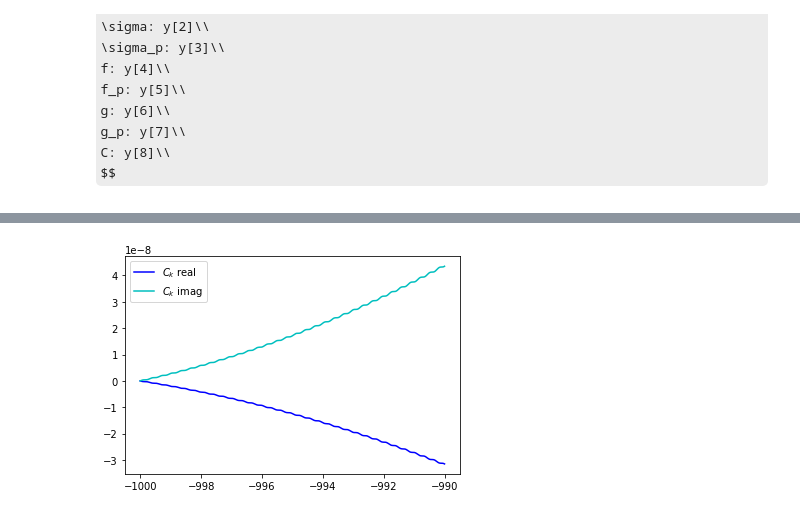
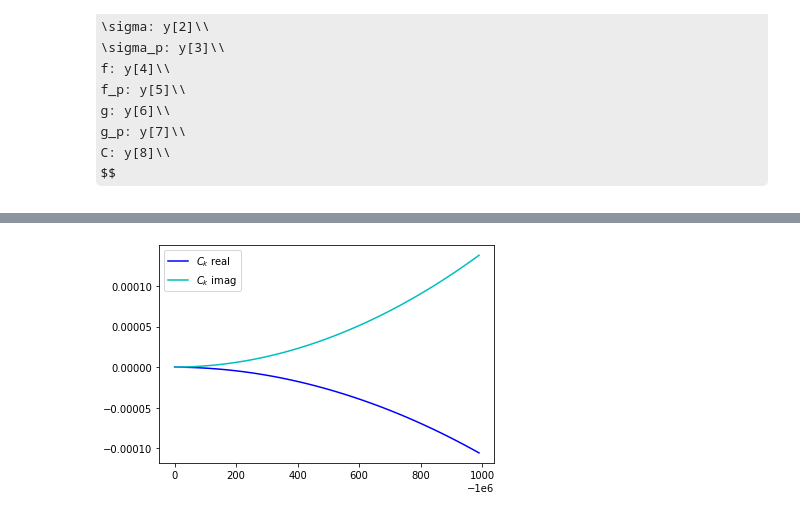
Before and after one commit to nbolis/Reheat_Entanglement, a Jupyter notebook: RehEntang_ODE.ipynb, the cells around one changed output, grey strips where cells are left out. Cells and saved outputs as stored; diff of their text form; code cells hidden in the pictures; some formulas as TeX source.

Commit message:
k-solver added

```diff
--- a/RehEntang_ODE.ipynb
+++ b/RehEntang_ODE.ipynb
@@ -294,0 +317,3 @@ $$
+# %%
+tau0 = -1/k_min
+tau0
@@ -295,6 +324,6 @@ $$
 # %%
 def simp_ODE(t,y):
-    dydt = [y[1], 2* (y[1]/t) - V_hill_Dp(y[0], y[2])/(t*H)**2, y[3], 2* (y[3]/t) - V_Ds(y[0], y[2])/(t*H)**2, y[5],
-            -(k**2 + (V_hill_Dpp(y[0], y[2])/(t*H)**2) - (2/t**2))*y[4]+ (y[8]**2)/(y[4]*y[6]**2), y[7],
-            -(k**2 + (V_Dss(y[0], y[2])/(t*H)**2) - (2/t**2))*y[6]+ (y[8]**2)/(y[6]*y[4]**2), 1j*V_Dsp(y[0], y[2])*y[4]*y[6]/(H*t)**2 ]
+    dydt = [y[1], 2* (y[1]/t) - V_hill_Dp(y[0], y[2],Lamm,g)/(t)**2, y[3], 2* (y[3]/t) - V_Ds(y[0], y[2], m, g)/(t)**2, y[5],
+            -(k**2 + (V_hill_Dpp(y[0], y[2], Lamm, g)/(t)**2) - (2/t**2))*y[4]+ (y[8]**2)/(y[4]*y[6]**2), y[7],
+            -(k**2 + (V_Dss(y[0], y[2], m , g)/(t)**2) - (2/t**2))*y[6]+ (y[8]**2)/(y[6]*y[4]**2), 1j*V_Dsp(y[0], y[2],g)*y[4]*y[6]/(t)**2 ]
     return dydt
@@ -301,14 +332,18 @@ def simp_ODE(t,y):
 # %%
-def ode_solver(k, t0, m, g, phi0, phip0, s0, s_prime0, c0):
-    H, Lamm, epsilon=1,1,0.001
-    nu_sigma = np.sqrt((9/4)- (m/H)**2)
+def ode_solver(k, t0, nu_s, g, phi0, phip0, s0, s_prime0, c0):
+    # parameters
+    H, Lamm = 1, 1
+    m = np.sqrt((9/4) - nu_s**2) # m here is mu = mass/H
+    # initial conditions for mode functions
     f0 = np.sqrt(-t0*np.pi)*0.5*hankel1(1.5,- k* t0)
     fp0= -0.5*k *(hankel1(0.5, -k * t0)-hankel1(2.5, -k * t0))
-    g0= np.sqrt(-t0*np.pi)*0.5*hankel1(nu_sigma,- k* t0)
-    gp0= -0.5*k *(hankel1(nu_sigma-1, -k * t0)-hankel1(nu_sigma+1, -k * t0))
+    g0= np.sqrt(-t0*np.pi)*0.5*hankel1(nu_s,- k* t0)
+    gp0= -0.5*k *(hankel1(nu_s-1, -k * t0)-hankel1(nu_s+1, -k * t0))
+    # initial condition list
     yinit = [phi0, phip0, s0, s_prime0, f0, fp0, g0, gp0, c0]
     tspan = np.linspace(t0, -0.00001, 100000)
+    # solver
     sol_simp= solve_ivp(lambda t, y: simp_ODE(t, y), [tspan[0], tspan[-1]], yinit, t_eval=tspan)
     return sol_simp
 # %%
-ode_simp = ode_solver(10,-1000,0.1,0.1,0.7,0.1,0.1,0,0)
+ode_simp = ode_solver(ks[100],tau0, 1.5 ,0.1 ,0.7,0.1,0.1,0,0)
@@ -354,9 +426,7 @@ plt.plot(timeS[-300:-100], fS[-300:-100].real**2+fS[-300:-100].imag**2, 'b',labe
 # %%
-#plt.plot(timeS[0:10:], sigmaS[0:10:].real, 'g')
-#plt.plot(timeS[0:10:], sigmapS[0:10:].real, 'r')
-plt.plot(timeS[0:1000:], CS[0:1000:].real, 'b', label='$C_k$ real')
-plt.plot(timeS[0:1000:], CS[0:1000:].imag, 'c', label='$C_k$ imag')
+plt.plot(timeS[0:100:], CS[0:100:].real, 'b', label='$C_k$ real')
+plt.plot(timeS[0:100:], CS[0:100:].imag, 'c', label='$C_k$ imag')
 plt.legend()
 plt.show()
 # %% [output]
-[figure, old version]
+[figure, new version]
```
Also changed, not shown: parts of 33 cells of this notebook.
